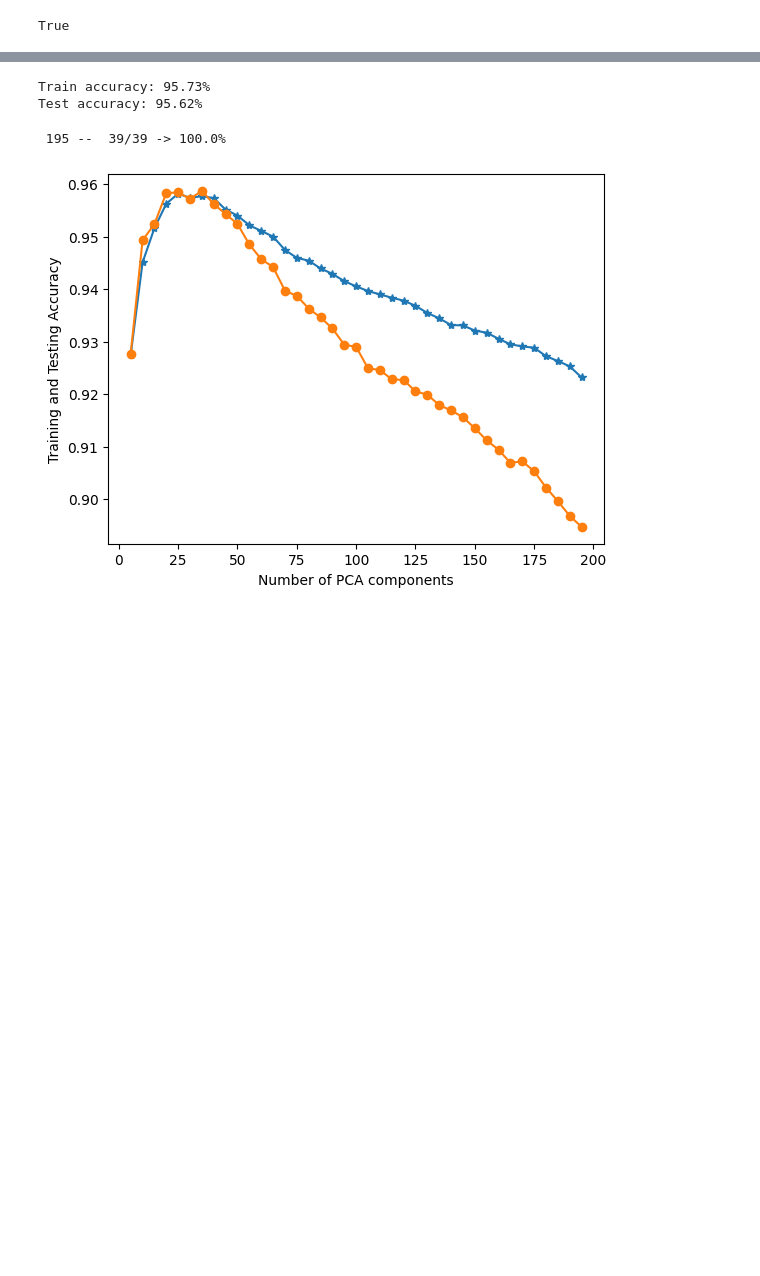
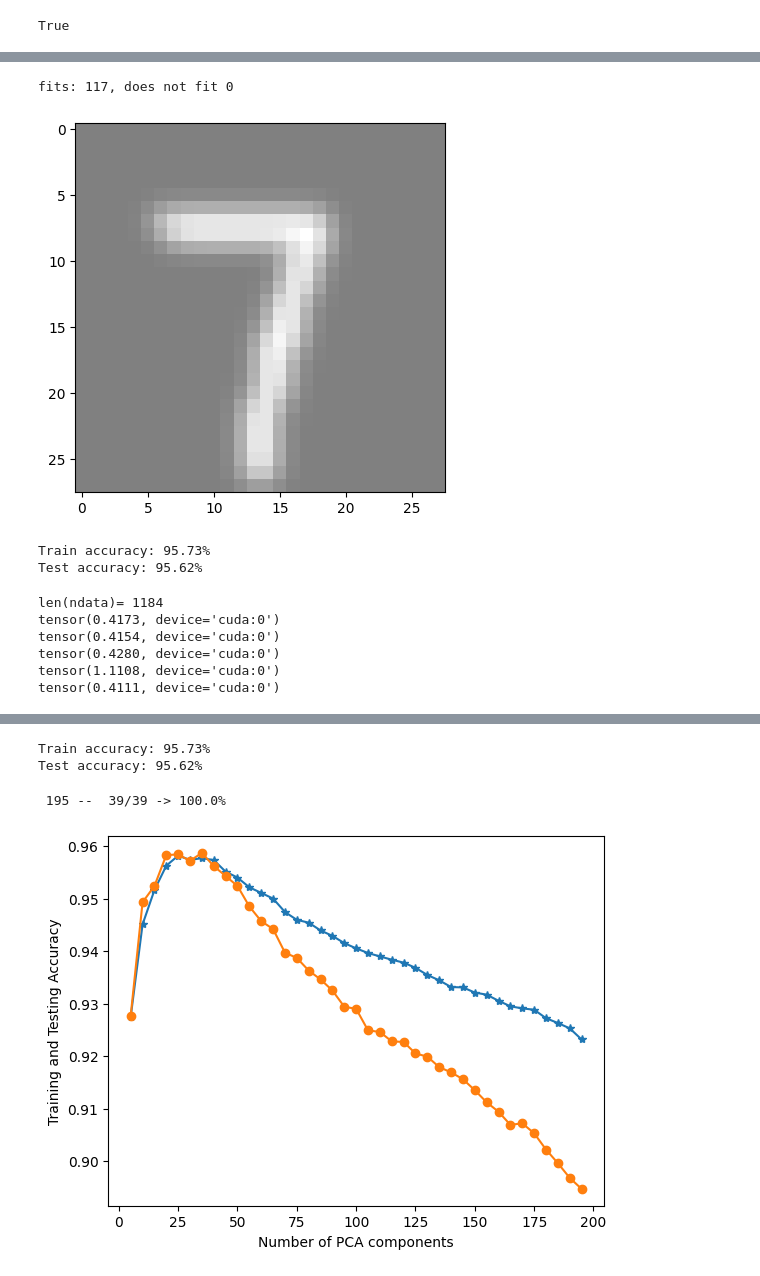
Before and after one commit to ajakovac/ML-in-Practice-I, a Jupyter notebook: CV_MNIST.ipynb, the cells around one changed output, grey strips where cells are left out. Cells and saved outputs as stored; diff of their text form; code cells hidden in the pictures; blank space fills up the shorter version.

```diff
--- a/CV_MNIST.ipynb
+++ b/CV_MNIST.ipynb
@@ -33,0 +70,72 @@ plt.show()
+# %%
+Xtrain = mnist_train.data.squeeze() /255
+ytrain = mnist_train.targets.squeeze()
+result = (Xtrain * mask).sum(dim=(1, 2))
+result /= result.max()
+bests = torch.nonzero(result>0.65)
+nofit = bests[ytrain[bests]!=7]
+are_not_fitting_characters = nofit.shape[0]
+print(f'fits: {bests.shape[0]}, does not fit {nofit.shape[0]}')
+if are_not_fitting_characters:
+    print(f'no fit label: {ytrain[nofit[0]]}')
+    plt.imshow(Xtrain[nofit[0]].squeeze(), cmap='grey', alpha=0.8)
+plt.imshow(mask, cmap='gray', alpha=0.5)
+plt.show()
+# %% [output]
+fits: 117, does not fit 0
+[figure, added]
+# %%
+# 2) Choose device/dtype once
+device = torch.device("cuda" if torch.cuda.is_available() else "cpu")
+dtype  = torch.float32   # faster on GPU; use float64 if you need extra numerical stability
+
+Yrange = torch.unique(mnist_train.targets)
+
+# 3) Flatten, normalize, and move EVERYTHING once
+X_train = mnist_train.data.view(len(mnist_train), -1).to(device=device, dtype=dtype) / 255.0   # [60000, 784]
+y_train = mnist_train.targets.to(device=device, dtype=torch.long)
+Xdict = { int(y):X_train[mnist_train.targets==y] for y in Yrange}
+
+X_test  = mnist_test.data.view(len(mnist_test), -1).to(device=device, dtype=dtype) / 255.0     # [10000, 784]
+y_test  = mnist_test.targets.to(device=device, dtype=torch.long)
+
+# 4) Import your PCA classifier (the nn.Module / buffer-based version)
+# from torch_pca_classifier import PCA_classifier
+# (paste the class definitions into scope if not using a module file)
+
+clf = PCA_classifier(n_components=40, center=True, dtype=dtype)
+
+# 5) Fit once on the whole training set (28*28=784 so eigendecomp is tiny)
+with torch.inference_mode():  # no gradients anywhere
+    clf.fit(X_train, y_train)
+
+# 6) Predict on the whole test set at once (fastest)
+with torch.inference_mode():
+    y_pred_test = clf.predict(X_test, return_numpy=False)   # tensor on device
+    y_pred_train = clf.predict(X_train, return_numpy=False)   # tensor on device
+
+# 7) Accuracy
+acc_test = (y_pred_test == y_test).float().mean().item()
+acc_train = (y_pred_train == y_train).float().mean().item()
+print(f"Train accuracy: {acc_train*100:.2f}%")
+print(f"Test accuracy: {acc_test*100:.2f}%")
+# %% [output]
+Train accuracy: 95.73%
+Test accuracy: 95.62%
+# %%
+n_components = 35
+npart = 5
+ndata = Xdict[0].shape[0]//npart
+print('len(ndata)=', ndata )
+pclaw = []
+for n in range(npart):
+    pclaw.append(PCA_law(n_components= n_components))
+    pclaw[-1].fit(Xdict[0][n:n+ndata])
+    print(pclaw[-1].chi2(Xdict[0][n:n+ndata]).mean())
+# %% [output]
+len(ndata)= 1184
+tensor(0.4173, device='cuda:0')
+tensor(0.4154, device='cuda:0')
+tensor(0.4280, device='cuda:0')
+tensor(1.1108, device='cuda:0')
+tensor(0.4111, device='cuda:0')
```
Also changed, not shown: parts of 22 cells of this notebook, 4 other files.
